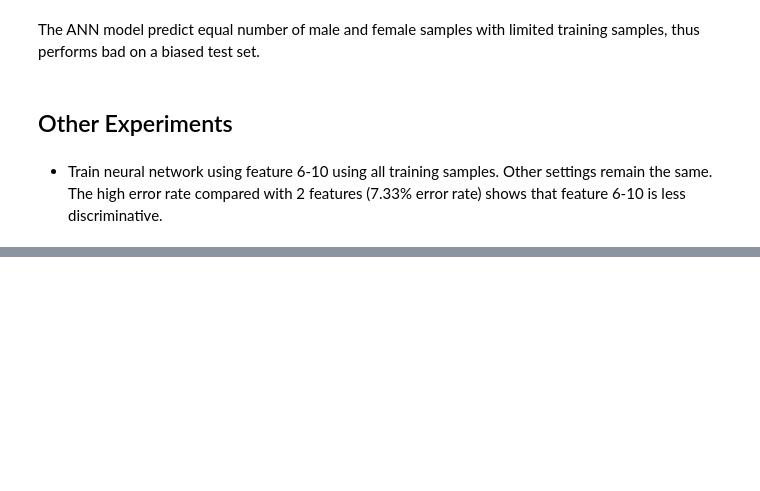
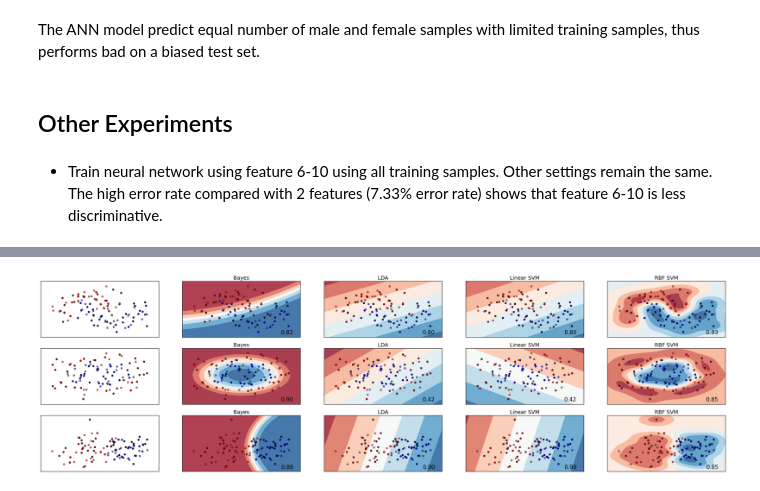
Before and after one commit to chaonan99/university_homework, a Jupyter notebook: h2/src/h2.ipynb, the cells around one changed output, grey strips where cells are left out. Saved outputs shown, nothing was run; the diff lists cells and outputs as text; code cells hidden in the pictures; blank space fills up the shorter version.

```diff
--- a/h2/src/h2.ipynb
+++ b/h2/src/h2.ipynb
@@ -461,0 +510,68 @@ Error rate (five features 6-10): 23.853211009174313%
+# %%
+fig = figure(figsize=(27, 9))
+i = 1
+# iterate over datasets
+for ds in datasets
+    # preprocess dataset, split into training and test part
+    X, y = ds
+    X = fit_transform!(StandardScaler(), X)
+    X_train, X_test, y_train, y_test = train_test_split(X, y, test_size=.4)
+
+    x_min, x_max = minimum(X[:, 1]) - .5, maximum(X[:, 1]) + .5
+    y_min, y_max = minimum(X[:, 2]) - .5, maximum(X[:, 2]) + .5
+    xx, yy = meshgrid(x_min:h:x_max, y_min:h:y_max)
+
+    # just plot the dataset first
+    cm = PyPlot.cm[:RdBu]
+    cm_bright = mplc.ListedColormap(["#FF0000", "#0000FF"])
+    ax = subplot(length(datasets), length(classifiers) + 1, i)
+    # Plot the training points
+    ax[:scatter](X_train[:, 1], X_train[:, 2], c=y_train, cmap=cm_bright)
+    # and testing points
+    ax[:scatter](X_test[:, 1], X_test[:, 2], c=y_test, cmap=cm_bright, alpha=0.6)
+
+    ax[:set_xlim](minimum(xx), maximum(xx))
+    ax[:set_ylim](minimum(yy), maximum(yy))
+    ax[:set_xticks](())
+    ax[:set_yticks](())
+    i += 1
+
+    # iterate over classifiers
+    for (name, clf) in zip(names, classifiers)
+        ax = subplot(length(datasets), length(classifiers) + 1, i)
+        ScikitLearn.fit!(clf, X_train, y_train)
+        scor = score(clf, X_test, y_test)
+
+        # Plot the decision boundary. For that, we will assign a color to each
+        # point in the mesh [x_min, m_max]x[y_min, y_max].
+        try
+            # Not implemented for some
+            Z = decision_function(clf, hcat(xx[:], yy[:]))
+        catch
+            Z = predict_proba(clf, hcat(xx[:], yy[:]))[:, 2]
+        end
+
+        # Put the result into a color plot
+        Z = reshape(Z, size(xx)...)
+        ax[:contourf](xx, yy, Z, cmap=cm, alpha=.8)
+
+        # Plot also the training points
+        ax[:scatter](X_train[:, 1], X_train[:, 2], c=y_train, cmap=cm_bright)
+        # and testing points
+        ax[:scatter](X_test[:, 1], X_test[:, 2], c=y_test, cmap=cm_bright,
+                   alpha=0.6)
+
+        ax[:set_xlim](minimum(xx), maximum(xx))
+        ax[:set_ylim](minimum(yy), maximum(yy))
+        ax[:set_xticks](())
+        ax[:set_yticks](())
+        ax[:set_title](name)
+
+        ax[:text](maximum(xx) - .3, minimum(yy) + .3, @sprintf("%.2f", scor),
+                size=15, horizontalalignment="right")
+        i += 1
+    end
+end
+fig[:subplots_adjust](left=.02, right=.98)
+# %% [output]
+[figure, added]
```
Also changed, not shown: parts of 19 cells of this notebook, 1 other file.
